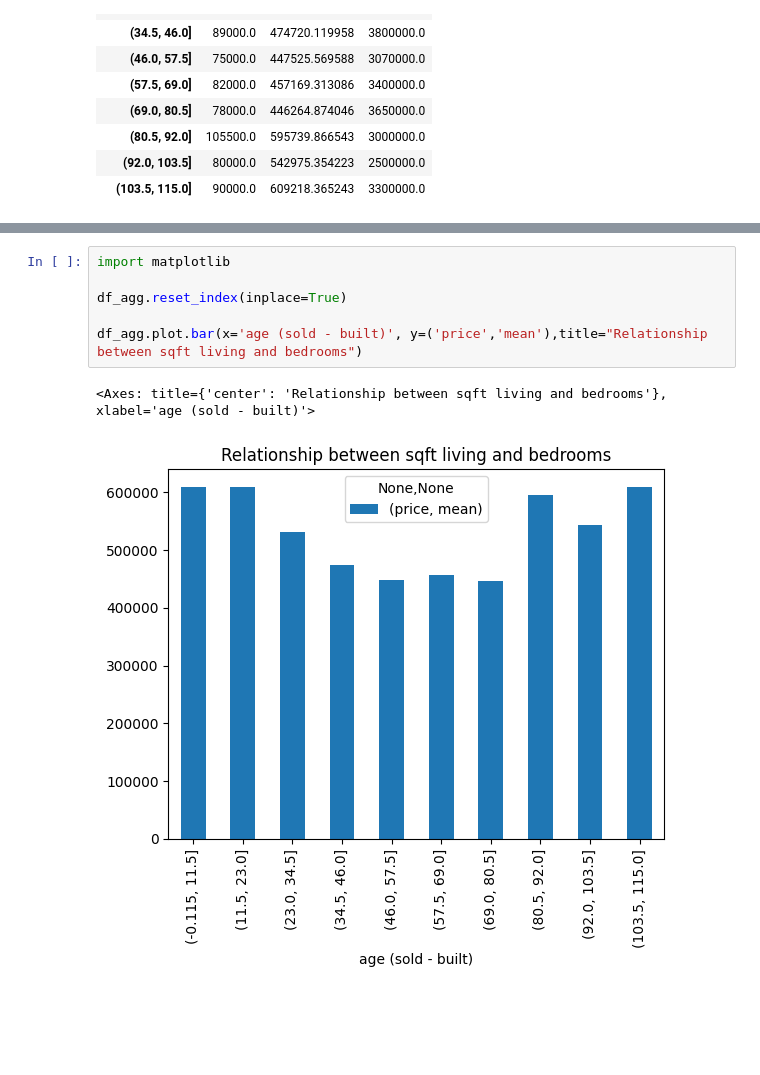
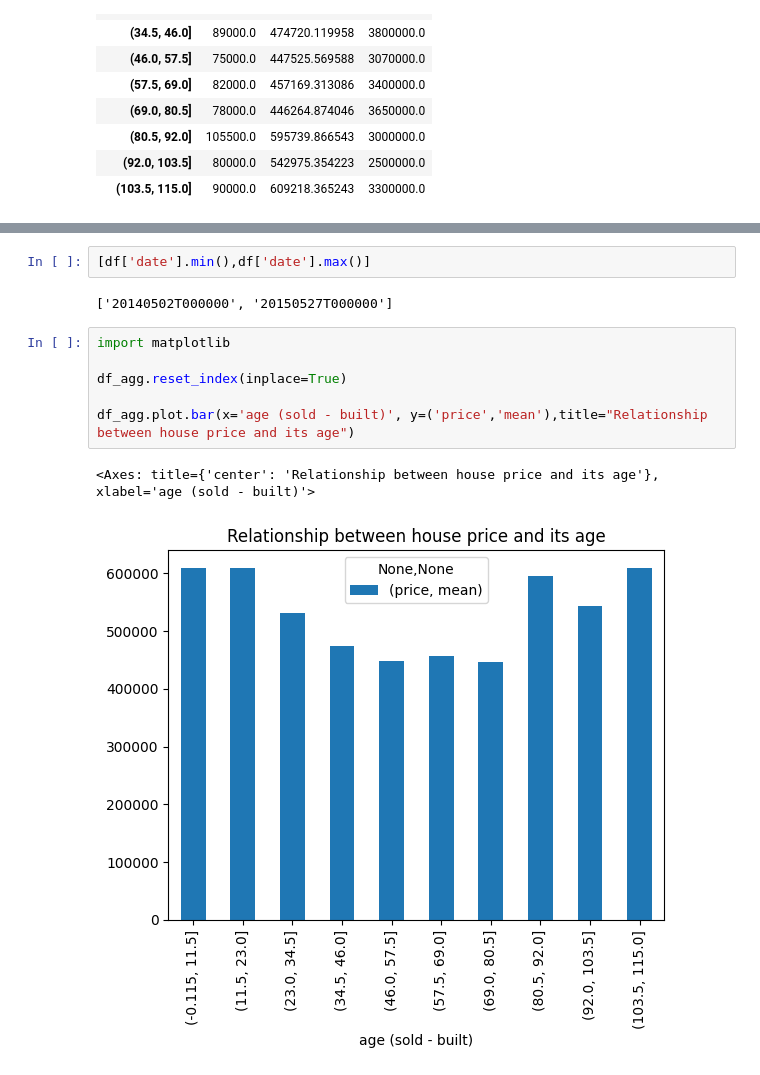
Before and after one commit to FawziElZein/House-Sales-King-County-Analysis, a Jupyter notebook: kc-house-data-analysis.ipynb, the cells around one changed output, grey strips where cells are left out. Drawn from its saved outputs; the diff is of its cells as text; blank space fills up the shorter version.

```diff
--- a/kc-house-data-analysis.ipynb
+++ b/kc-house-data-analysis.ipynb
@@ -95,9 +116,13 @@ df_agg
+# %%
+[df['date'].min(),df['date'].max()]
+# %% [output]
+['20140502T000000', '20150527T000000']
 # %%
 import matplotlib
 
 df_agg.reset_index(inplace=True)
 
-df_agg.plot.bar(x='age (sold - built)', y=('price','mean'),title="Relationship between sqft living and bedrooms")
+df_agg.plot.bar(x='age (sold - built)', y=('price','mean'),title="Relationship between house price and its age")
 # %% [output]
-<Axes: title={'center': 'Relationship between sqft living and bedrooms'}, xlabel='age (sold - built)'>
+<Axes: title={'center': 'Relationship between house price and its age'}, xlabel='age (sold - built)'>
-[figure, old version]
+[figure, new version]
```
Also changed, not shown: parts of 17 cells of this notebook.
